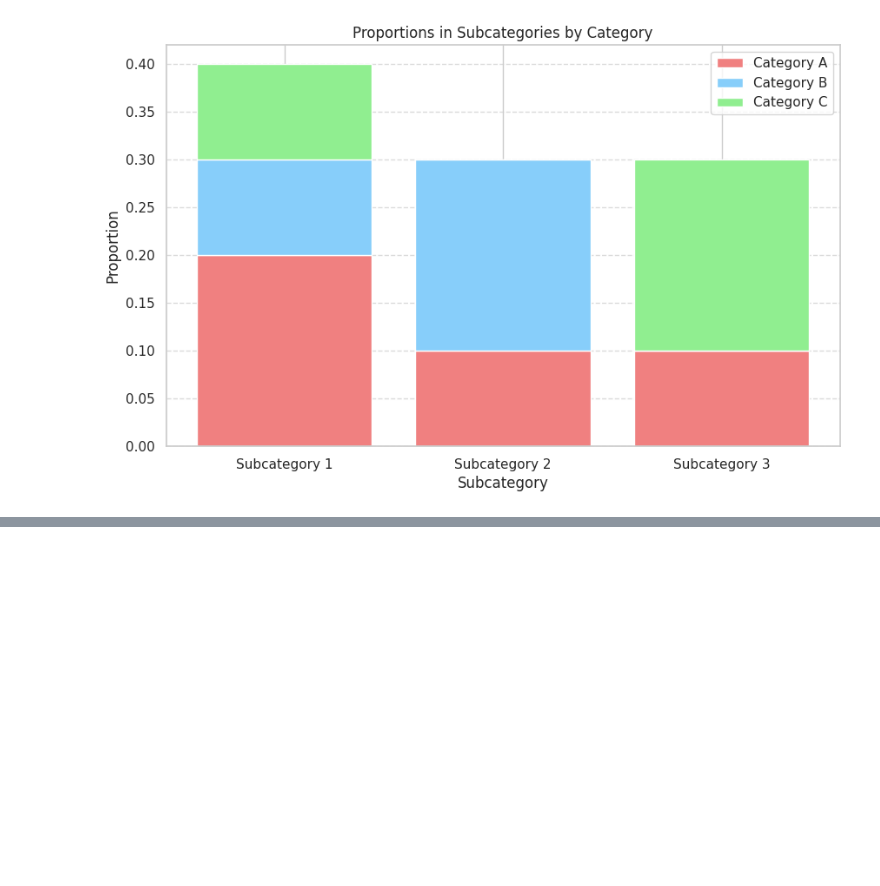
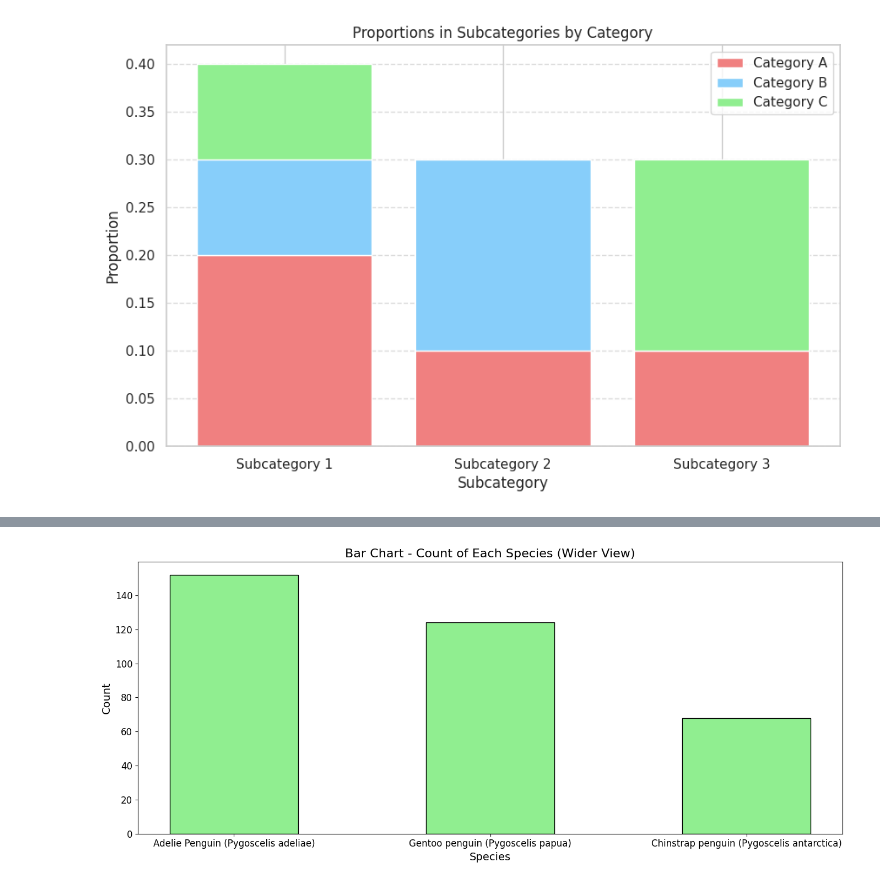
Before and after one commit to Nohan28/aiml, a Jupyter notebook: nohan23CS028.ipynb, the cells around one changed output, grey strips where cells are left out. Saved outputs shown, nothing was run; the diff lists cells and outputs as text; code cells hidden in the pictures; blank space fills up the shorter version.

```diff
--- a/nohan23CS028.ipynb
+++ b/nohan23CS028.ipynb
@@ -1180,0 +1192,21 @@ plt.show()
+# %%
+import pandas as pd
+import matplotlib.pyplot as plt
+
+# Load the CSV file
+df = pd.read_csv('/content/penguins_lter.csv')  # Use your actual file path if different
+
+# Create a wider bar chart
+plt.figure(figsize=(14, 6))  # Wider figure
+if 'Species' in df.columns:
+    species_counts = df['Species'].value_counts()
+    plt.bar(species_counts.index, species_counts.values, color='lightgreen', edgecolor='black', width=0.5)
+    plt.title("Bar Chart - Count of Each Species (Wider View)", fontsize=16)
+    plt.xlabel("Species", fontsize=14)
+    plt.ylabel("Count", fontsize=14)
+    plt.xticks(fontsize=12)
+    plt.yticks(fontsize=12)
+    plt.tight_layout()
+    plt.show()
+# %% [output]
+[figure, added]
```
Also changed, not shown: parts of 6 cells of this notebook.
